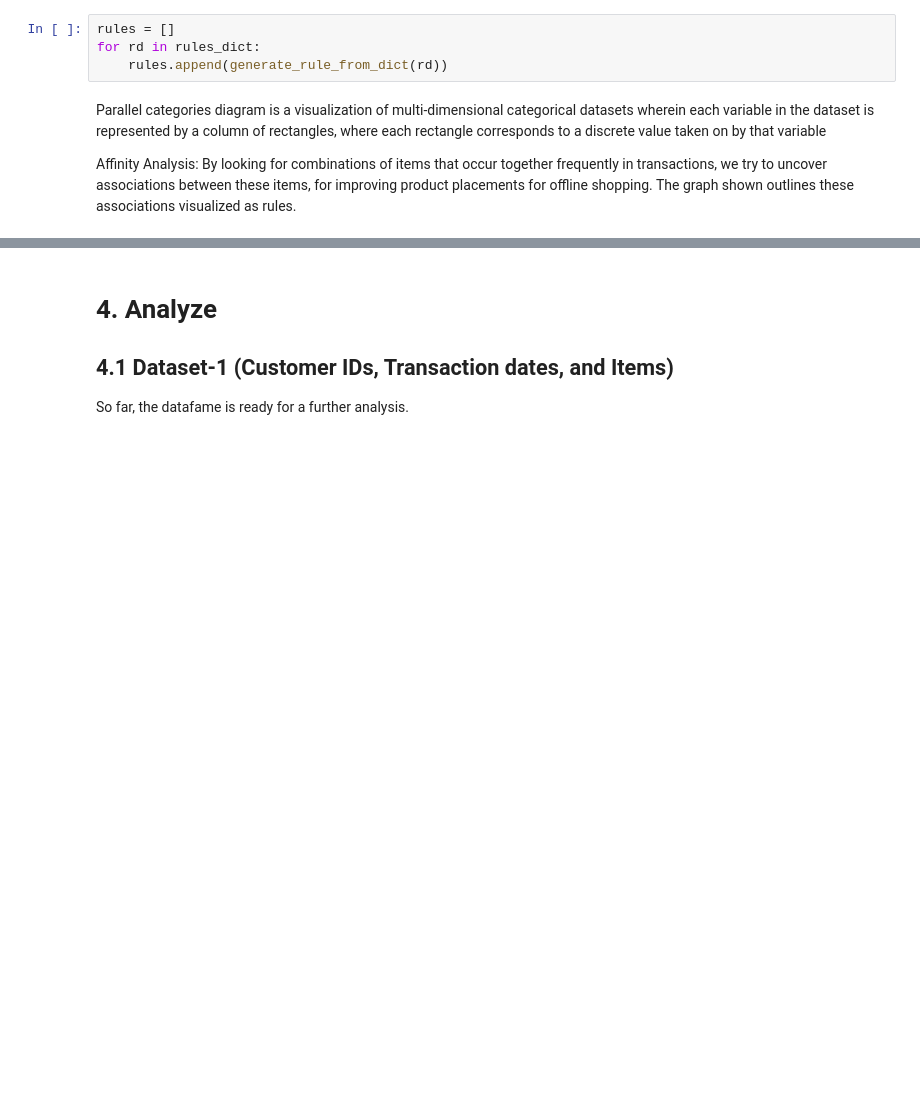
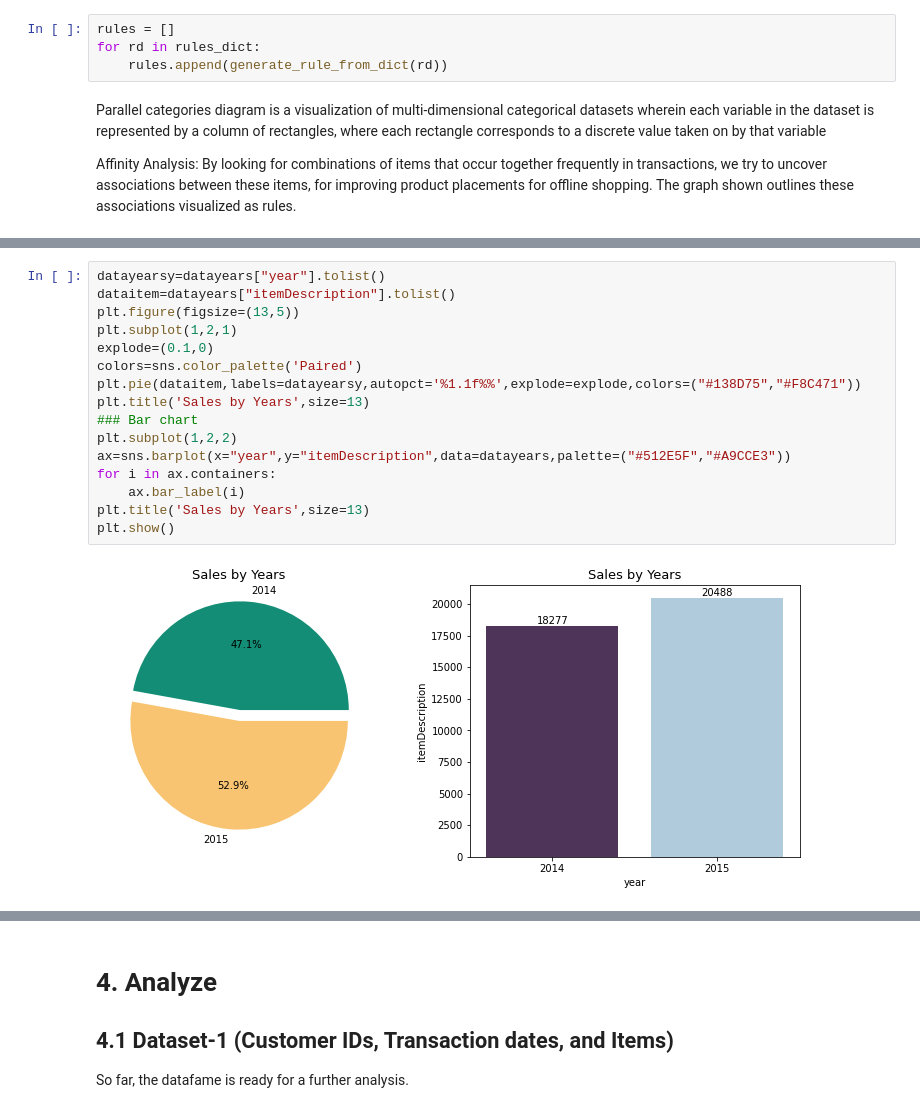
Before and after one commit to Sumedhachak/-Tfod, a Jupyter notebook: market-basket-analysis.ipynb, the cells around one changed output, grey strips where cells are left out. Drawn from its saved outputs; the diff is of its cells as text; blank space fills up the shorter version.

```diff
--- a/market-basket-analysis.ipynb
+++ b/market-basket-analysis.ipynb
@@ -224,0 +251,18 @@ PyARMViz.generate_parallel_category_plot(rules)
+# %%
+datayearsy=datayears["year"].tolist()
+dataitem=datayears["itemDescription"].tolist()
+plt.figure(figsize=(13,5))
+plt.subplot(1,2,1)
+explode=(0.1,0)
+colors=sns.color_palette('Paired')
+plt.pie(dataitem,labels=datayearsy,autopct='%1.1f%%',explode=explode,colors=("#138D75","#F8C471"))
+plt.title('Sales by Years',size=13)
+### Bar chart
+plt.subplot(1,2,2)
+ax=sns.barplot(x="year",y="itemDescription",data=datayears,palette=("#512E5F","#A9CCE3"))
+for i in ax.containers:
+    ax.bar_label(i)
+plt.title('Sales by Years',size=13)
+plt.show()
+# %% [output]
+[figure, added]
```
Also changed, not shown: parts of 19 cells of this notebook.
